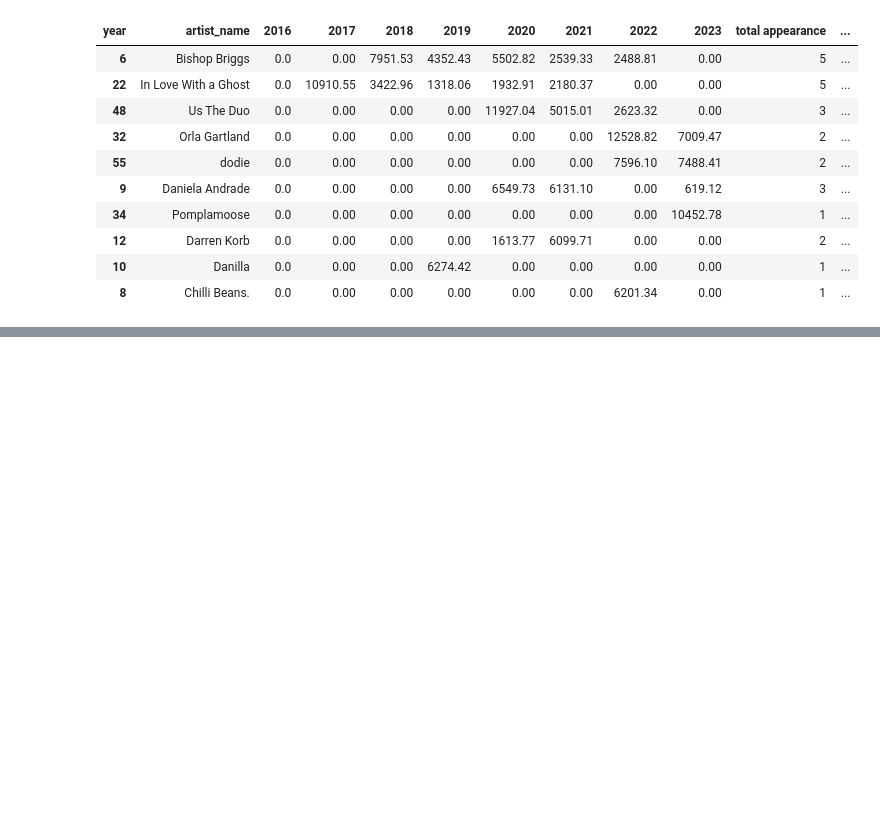
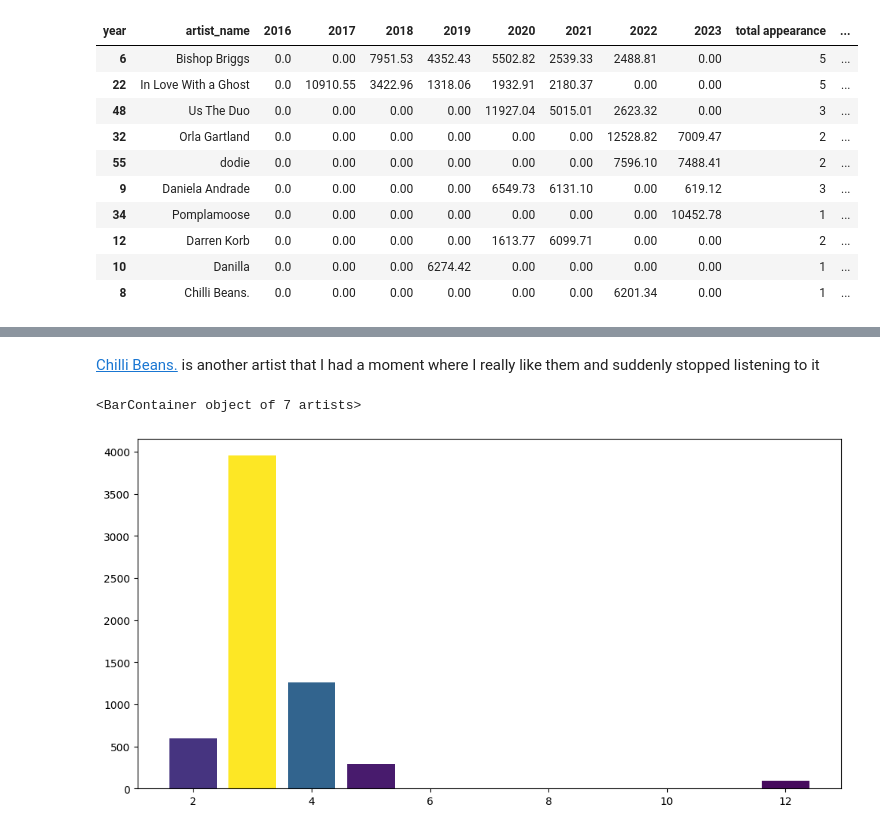
Before and after one commit to nazhifkojaz/Spotify-Analysis-Data-Collection-, a Jupyter notebook: spanalysis_dataanalysis.ipynb, the cells around one changed output, grey strips where cells are left out. Saved outputs shown, nothing was run; the diff lists cells and outputs as text; code cells hidden in the pictures; blank space fills up the shorter version.

Commit message:
Added more exploration on regular artists

```diff
--- a/spanalysis_dataanalysis.ipynb
+++ b/spanalysis_dataanalysis.ipynb
@@ -195,0 +244,10 @@ top10_artists_pivot.sort_values('total minutes', ascending=False).head(10)
+# %% [markdown]
+[Chilli Beans.](https://open.spotify.com/artist/48apiuEaHdddhdRvfFjPB7?si=A8L2JD80TBuWtwlKsLwPCA) is another artist that I had a moment where I really like them and suddenly stopped listening to it
+# %%
+chilibeans = stream_df[stream_df['artist_name'] == 'Chilli Beans.'].groupby(stream_df['ts'].dt.month)['ms_played'].sum().div(60000)
+
+plt.figure(figsize=(12, 6))
+plt.bar(chilibeans.index, chilibeans, color=plt.cm.viridis(chilibeans.values / chilibeans.max()), width=0.8)
+# %% [output]
+<BarContainer object of 7 artists>
+[figure, added]
```
Also changed, not shown: parts of 9 cells of this notebook, 1 other file.
